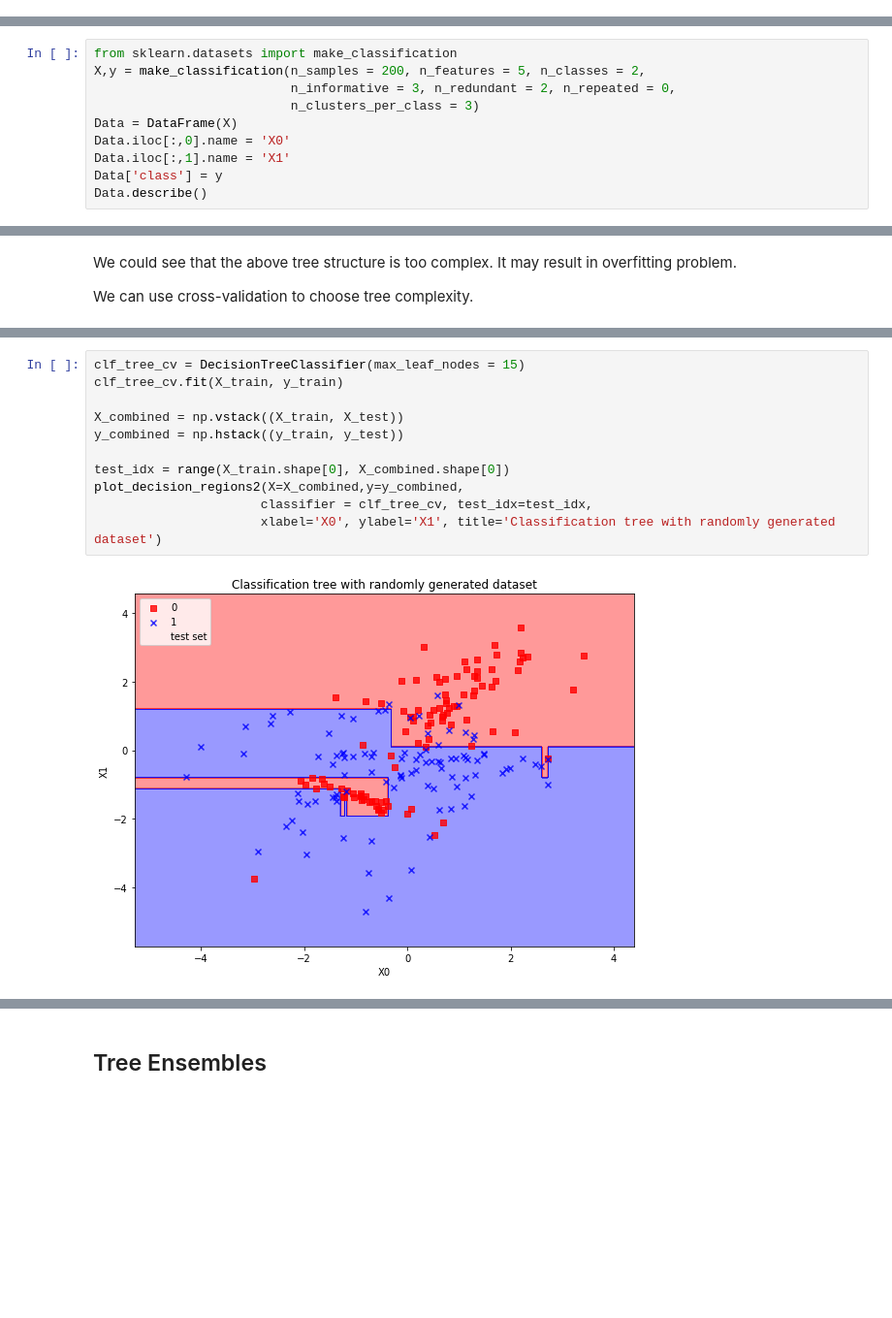
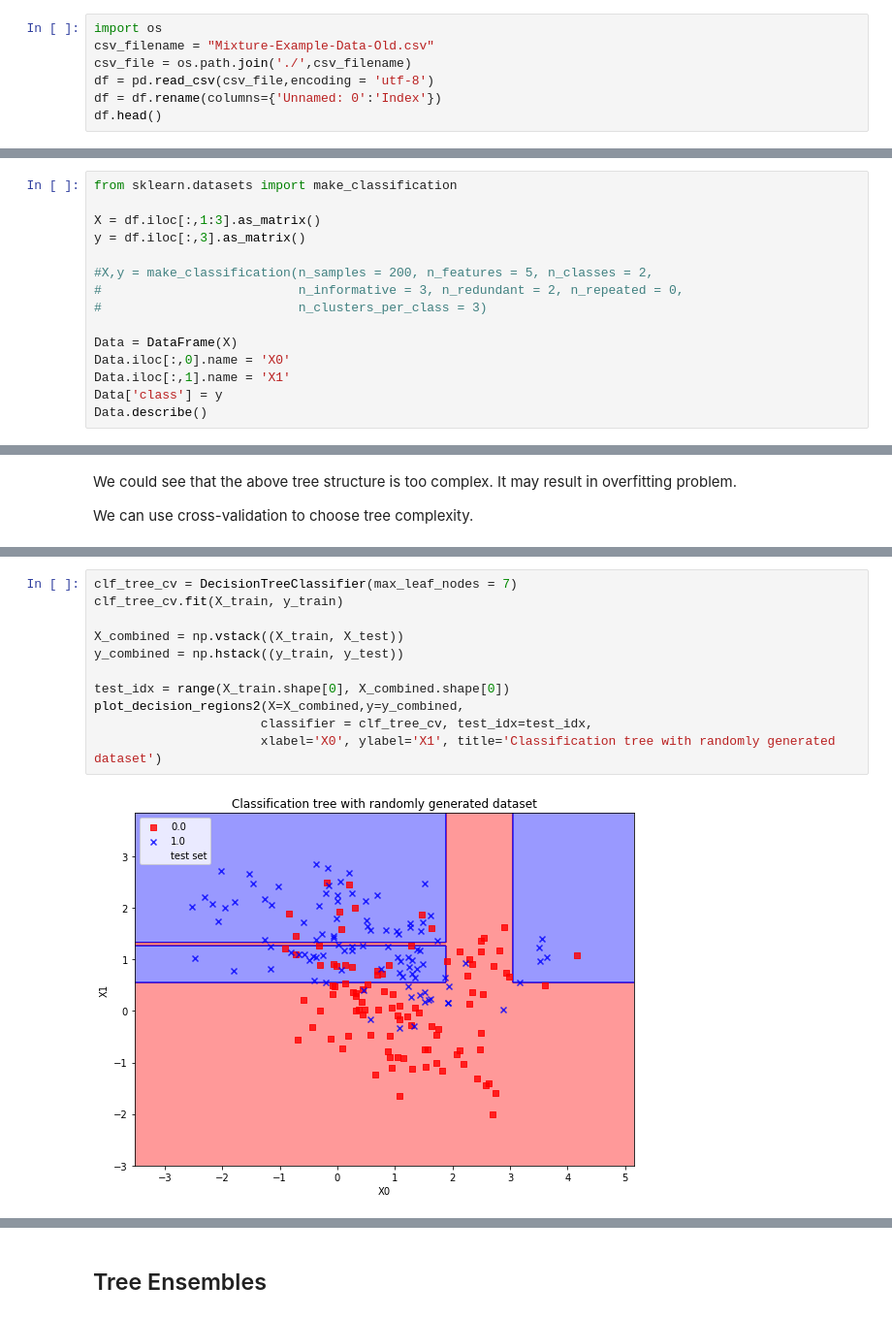
Before and after one commit to makakin/Stat3612Python, a Jupyter notebook: [Lecture 9] Tree-based Methods.ipynb, the cells around one changed output, grey strips where cells are left out. Shown at 97% size. Drawn from its saved outputs; the diff is of its cells as text; blank space fills up the shorter version.

Commit message:
Lecture 9 updated with ElemStatLearn: Mixture-Example-Data

```diff
--- a/[Lecture 9] Tree-based Methods.ipynb
+++ b/[Lecture 9] Tree-based Methods.ipynb
@@ -244,2 +244,9 @@ plot_decision_regions2(X=X_combined,y=y_combined,
 # %% [markdown]
 ### Tree Pruning
+# %%
+import os
+csv_filename = "Mixture-Example-Data-Old.csv"
+csv_file = os.path.join('./',csv_filename)
+df = pd.read_csv(csv_file,encoding = 'utf-8')
+df = df.rename(columns={'Unnamed: 0':'Index'})
+df.head()
@@ -246,8 +260,13 @@ plot_decision_regions2(X=X_combined,y=y_combined,
 # %%
 from sklearn.datasets import make_classification
-X,y = make_classification(n_samples = 200, n_features = 5, n_classes = 2,
-                          n_informative = 3, n_redundant = 2, n_repeated = 0,
-                          n_clusters_per_class = 3)
+
+X = df.iloc[:,1:3].as_matrix()
+y = df.iloc[:,3].as_matrix()
+
+#X,y = make_classification(n_samples = 200, n_features = 5, n_classes = 2,
+#                          n_informative = 3, n_redundant = 2, n_repeated = 0,
+#                          n_clusters_per_class = 3)
+
 Data = DataFrame(X)
 Data.iloc[:,0].name = 'X0'
 Data.iloc[:,1].name = 'X1'
@@ -314,16 +333,16 @@ plt.show()
 # %%
-clf_tree_cv = DecisionTreeClassifier(max_leaf_nodes = 15)
+clf_tree_cv = DecisionTreeClassifier(max_leaf_nodes = 7)
 clf_tree_cv.fit(X_train, y_train)
 
 X_combined = np.vstack((X_train, X_test))
 y_combined = np.hstack((y_train, y_test))
 
 test_idx = range(X_train.shape[0], X_combined.shape[0])
 plot_decision_regions2(X=X_combined,y=y_combined,
                       classifier = clf_tree_cv, test_idx=test_idx,
                       xlabel='X0', ylabel='X1', title='Classification tree with randomly generated dataset')
 # %% [output]
-[figure, old version]
+[figure, new version]
 # %%
 dot_data_cv = export_graphviz(clf_tree_cv, out_file=None,
                          filled=False, rounded=True,
```
Also changed, not shown: parts of 11 cells of this notebook.
